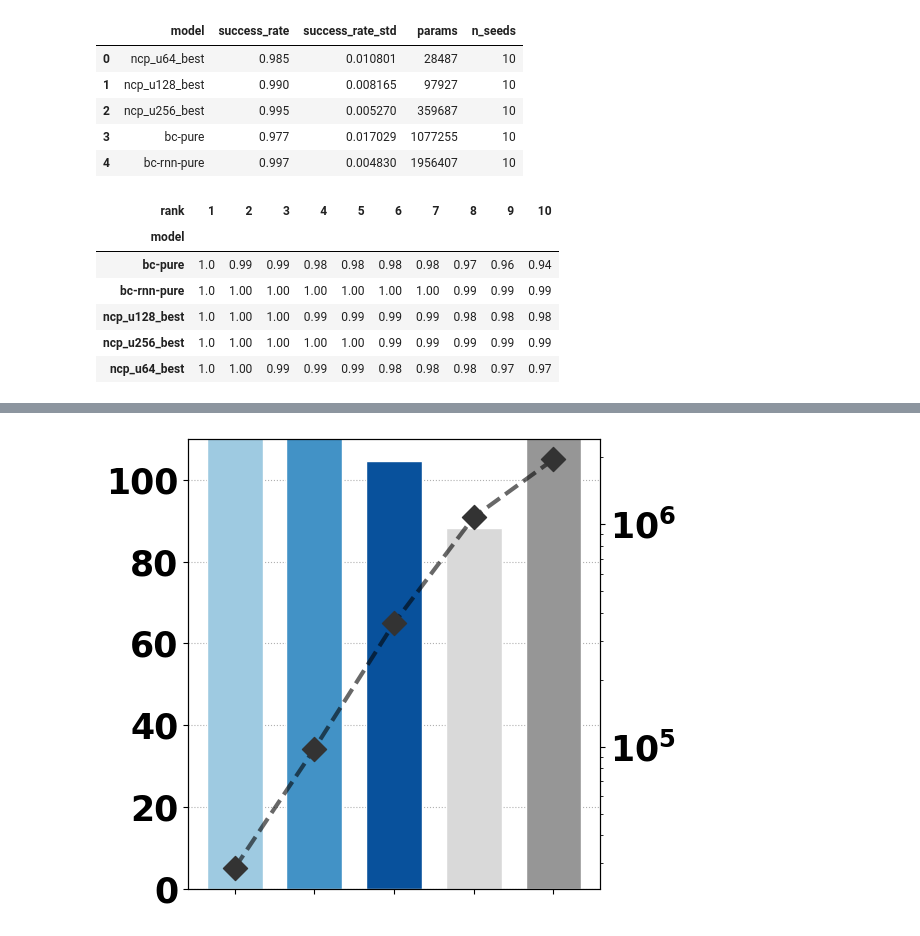
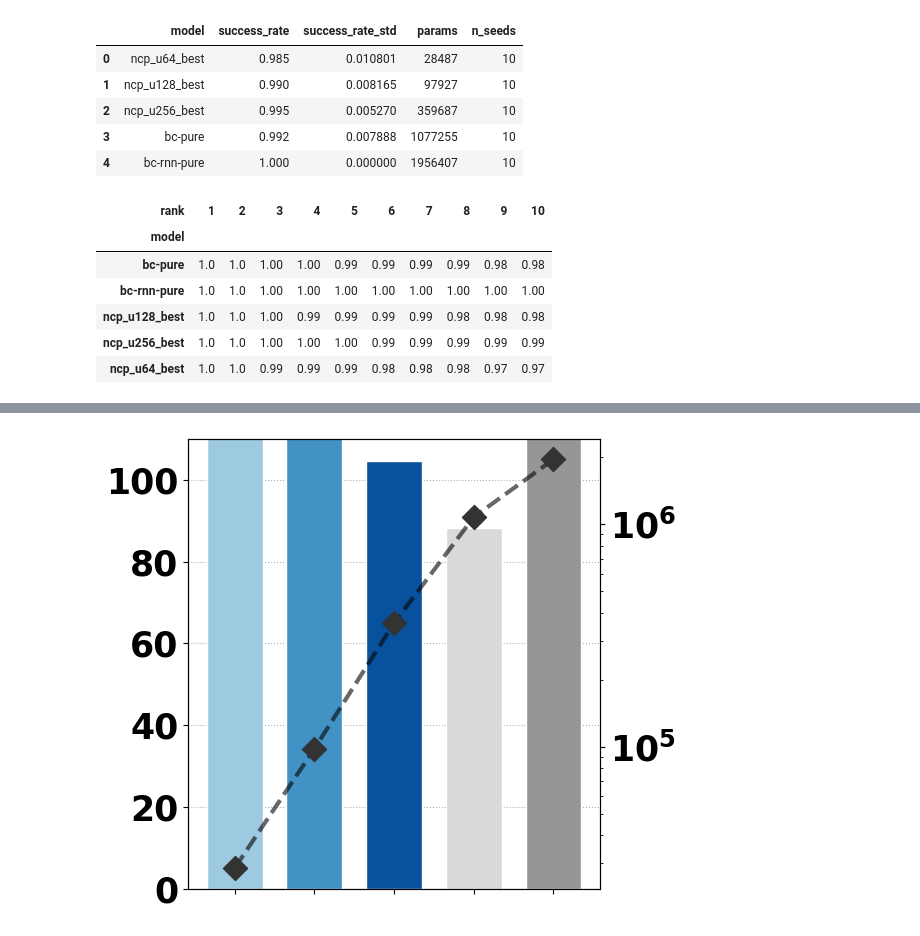
Before and after one commit to yuuharu11/LNN-control, a Jupyter notebook: robomimic/myscript/ipynb/base.ipynb, the cells around one changed output, grey strips where cells are left out. Saved outputs shown, nothing was run; the diff lists cells and outputs as text; code cells hidden in the pictures.

```diff
--- a/robomimic/myscript/ipynb/base.ipynb
+++ b/robomimic/myscript/ipynb/base.ipynb
@@ -267,51 +267,51 @@ def aggregate_multiple_csvs(
 # 使い方（このセルで df_all を作る。下のセルは df_all を参照する）
 # -------------------------------------------------
 csv_files = [
-    "/work/robomimic/csv/result/baseline/try/lift/ncp_u64.csv",
-    "/work/robomimic/csv/result/baseline/try/lift/ncp_u128.csv",
-    "/work/robomimic/csv/result/baseline/try/lift/ncp_u256.csv",
-    "/work/robomimic/csv/result/baseline/try/lift/mlp.csv",
-    "/work/robomimic/csv/result/baseline/try/lift/rnn.csv",
+    "/work/robomimic/csv/result/baseline/lift/ncp_u64.csv",
+    "/work/robomimic/csv/result/baseline/lift/ncp_u128.csv",
+    "/work/robomimic/csv/result/baseline/lift/ncp_u256.csv",
+    "/work/robomimic/csv/result/baseline/lift/mlp.csv",
+    "/work/robomimic/csv/result/baseline/lift/rnn.csv",
 ]
 
 df_all, df_top_detail = aggregate_multiple_csvs(
     csv_files,
     top_k=10,
     rank_by="success_rate",  # "return" に切り替えてもOK
     return_details=True,
  )
 
 # 表示は短く（切れ対策）
 df_summary = df_all[["model", "success_rate", "success_rate_std", "params", "n_seeds"]].sort_values("params")
 display(df_summary)
 
 # =================================================
 # デバッグ: 各モデルで選ばれた success_rate top-10 を表示
 # （平均が高すぎる原因の切り分け用）
 # =================================================
 pd.set_option("display.max_rows", 200)
 pd.set_option("display.max_columns", 50)
 
 if df_top_detail is not None and (not df_top_detail.empty):
     # 10個が横に並ぶ形（モデル×rank）も出す
     pivot = df_top_detail.pivot(index="model", columns="rank", values="success_rate_max")
     display(pivot)
 else:
     print("df_top_detail is empty")
 # %% [output]
 |  | model | success_rate | success_rate_std | params | n_seeds |
 | 0 | ncp_u64_best | 0.985 | 0.010801 | 28487 | 10 |
 | 1 | ncp_u128_best | 0.990 | 0.008165 | 97927 | 10 |
 | 2 | ncp_u256_best | 0.995 | 0.005270 | 359687 | 10 |
-| 3 | bc-pure | 0.977 | 0.017029 | 1077255 | 10 |
-| 4 | bc-rnn-pure | 0.997 | 0.004830 | 1956407 | 10 |
+| 3 | bc-pure | 0.992 | 0.007888 | 1077255 | 10 |
+| 4 | bc-rnn-pure | 1.000 | 0.000000 | 1956407 | 10 |
 | rank | 1 | 2 | 3 | 4 | 5 | 6 | 7 | 8 | 9 | 10 |
 | model |  |  |  |  |  |  |  |  |  |  |
-| bc-pure | 1.0 | 0.99 | 0.99 | 0.98 | 0.98 | 0.98 | 0.98 | 0.97 | 0.96 | 0.94 |
-| bc-rnn-pure | 1.0 | 1.00 | 1.00 | 1.00 | 1.00 | 1.00 | 1.00 | 0.99 | 0.99 | 0.99 |
-| ncp_u128_best | 1.0 | 1.00 | 1.00 | 0.99 | 0.99 | 0.99 | 0.99 | 0.98 | 0.98 | 0.98 |
-| ncp_u256_best | 1.0 | 1.00 | 1.00 | 1.00 | 1.00 | 0.99 | 0.99 | 0.99 | 0.99 | 0.99 |
-| ncp_u64_best | 1.0 | 1.00 | 0.99 | 0.99 | 0.99 | 0.98 | 0.98 | 0.98 | 0.97 | 0.97 |
+| bc-pure | 1.0 | 1.0 | 1.00 | 1.00 | 0.99 | 0.99 | 0.99 | 0.99 | 0.98 | 0.98 |
+| bc-rnn-pure | 1.0 | 1.0 | 1.00 | 1.00 | 1.00 | 1.00 | 1.00 | 1.00 | 1.00 | 1.00 |
+| ncp_u128_best | 1.0 | 1.0 | 1.00 | 0.99 | 0.99 | 0.99 | 0.99 | 0.98 | 0.98 | 0.98 |
+| ncp_u256_best | 1.0 | 1.0 | 1.00 | 1.00 | 1.00 | 0.99 | 0.99 | 0.99 | 0.99 | 0.99 |
+| ncp_u64_best | 1.0 | 1.0 | 0.99 | 0.99 | 0.99 | 0.98 | 0.98 | 0.98 | 0.97 | 0.97 |
 # %%
 import matplotlib.pyplot as plt
 import matplotlib.ticker as ticker
```
Also changed, not shown: parts of 4 cells of this notebook, 32 other files.
